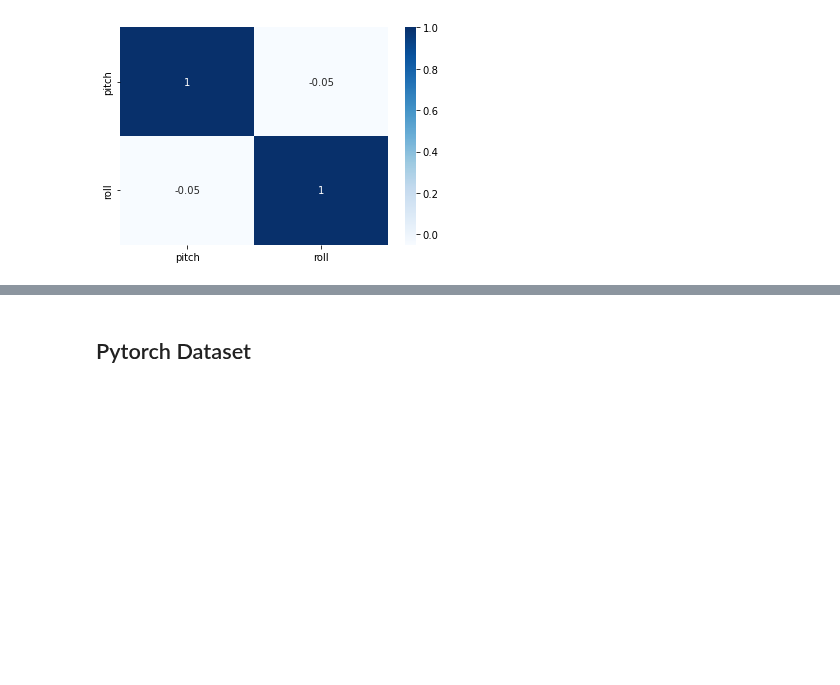
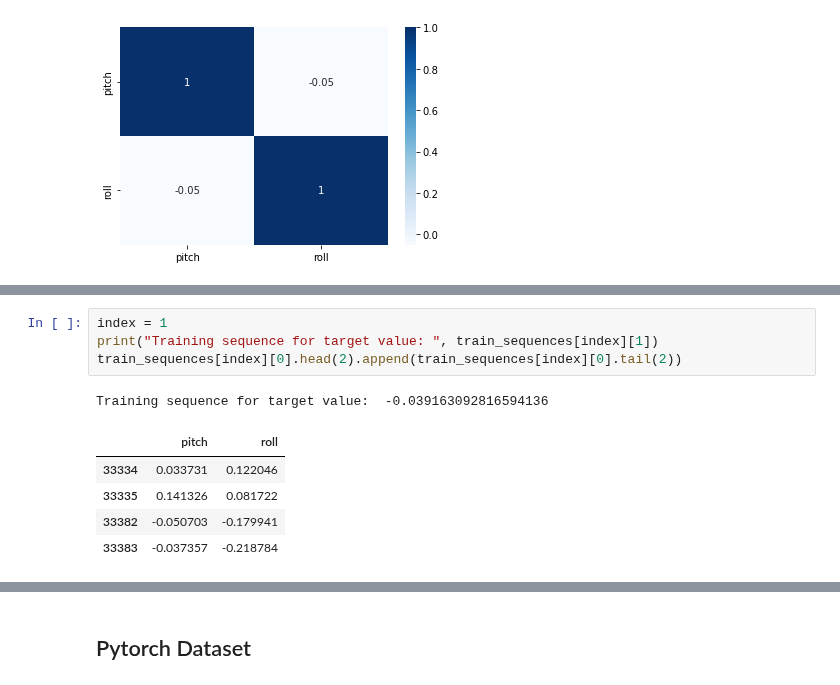
Before and after one commit to lancedw/3D-state-prediction-for-surface-vessels-using-IMU-data-and-images, a Jupyter notebook: code/notebooks/start.ipynb, the cells around one changed output, grey strips where cells are left out. Drawn from its saved outputs; the diff is of its cells as text; blank space fills up the shorter version.

```diff
--- a/code/notebooks/start.ipynb
+++ b/code/notebooks/start.ipynb
@@ -320,0 +295,11 @@ test_sequences = create_sequences(test_df, "pitch", SEQUENCE_LENGTH)
+# %%
+index = 1
+print("Training sequence for target value: ", train_sequences[index][1])
+train_sequences[index][0].head(2).append(train_sequences[index][0].tail(2))
+# %% [output]
+Training sequence for target value:  -0.039163092816594136
+|  | pitch | roll |
+| 33334 | 0.033731 | 0.122046 |
+| 33335 | 0.141326 | 0.081722 |
+| 33382 | -0.050703 | -0.179941 |
+| 33383 | -0.037357 | -0.218784 |
```
Also changed, not shown: parts of 35 cells of this notebook, 1 other file.
